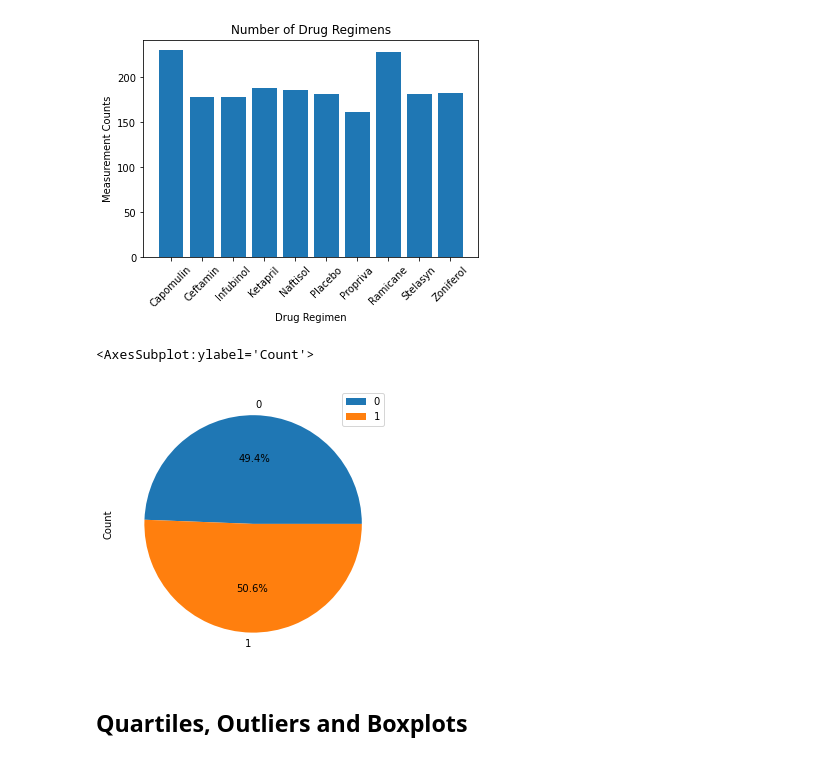
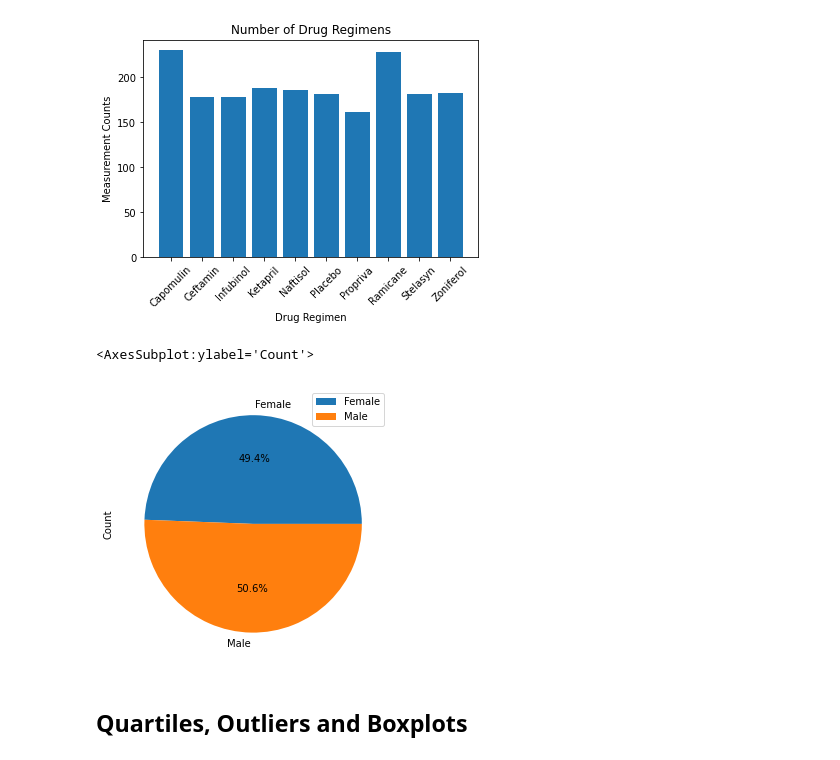
Before and after one commit to isdicely/matplotlib-challenge, a Jupyter notebook: pymaceuticals_starter.ipynb, the cells around one changed output. Drawn from its saved outputs; the diff is of its cells as text; code cells hidden in the pictures.

```diff
--- a/pymaceuticals_starter.ipynb
+++ b/pymaceuticals_starter.ipynb
@@ -251,25 +253,27 @@ plt.show ()
 # %%
 # Generate a pie plot showing the distribution of female versus male mice using pandas
 
 # Get value counts for the sex of the mice and save to an variable
 mice_sex_value_counts = mouse_study_df["Sex"].value_counts()
 # Make data frame from the set variable
 mice_sex_value_counts_df = pd.DataFrame(mice_sex_value_counts)
 # Re-set the index (now I have two columns)
 mice_sex_value_counts_df = mice_sex_value_counts_df.reset_index()
 # Rename the columns
 mice_sex_value_counts_df.columns = ["Sex", "Count"]
 # Sort values by alphebetical order of the Drug Regimen column
 mice_sex_value_counts_df_sorted_df = mice_sex_value_counts_df.sort_values(by="Sex")
 # Reset the index
 mice_sex_value_counts_df_sorted_df = mice_sex_value_counts_df_sorted_df.reset_index(drop = True)
 # Display the data frame
 mice_sex_value_counts_df_sorted_df
-
-mice_sex_value_counts_df_sorted_df.plot.pie(y='Count',figsize=(5, 5),autopct='%1.1f%%', startangle=0)
+# Gather the labels for the pie chart
+mice_sex_labels = mice_sex_value_counts_df_sorted_df["Sex"].to_list()
+#Create pie chart using pandas
+mice_sex_value_counts_df_sorted_df.plot.pie(y='Count',labels=mice_sex_labels,figsize=(5, 5),autopct='%1.1f%%', startangle=0)
 # %% [output]
 <AxesSubplot:ylabel='Count'>
-[figure, old version]
+[figure, new version]
 # %%
 # Generate a pie plot showing the distribution of female versus male mice using pyplot
 # %% [markdown]
```
Also changed, not shown: parts of 1 cell of this notebook.
